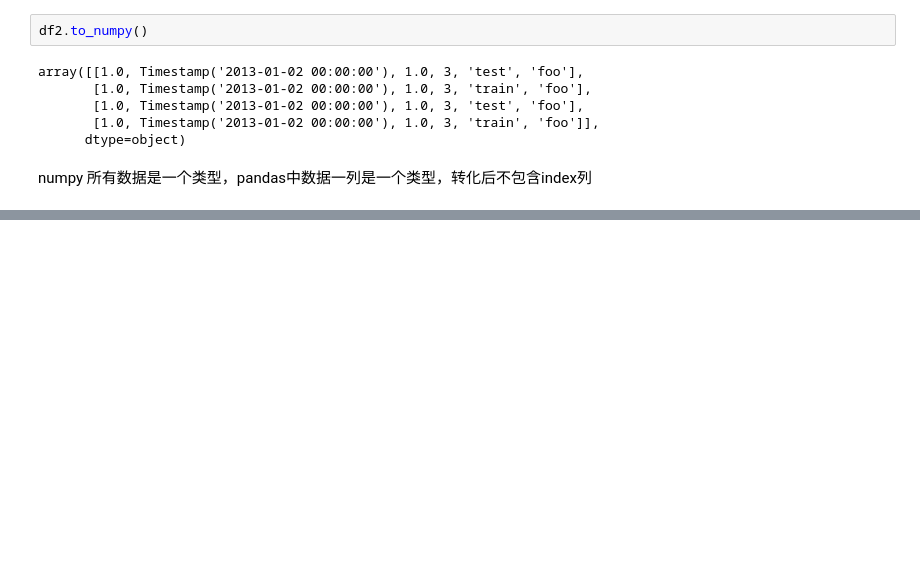
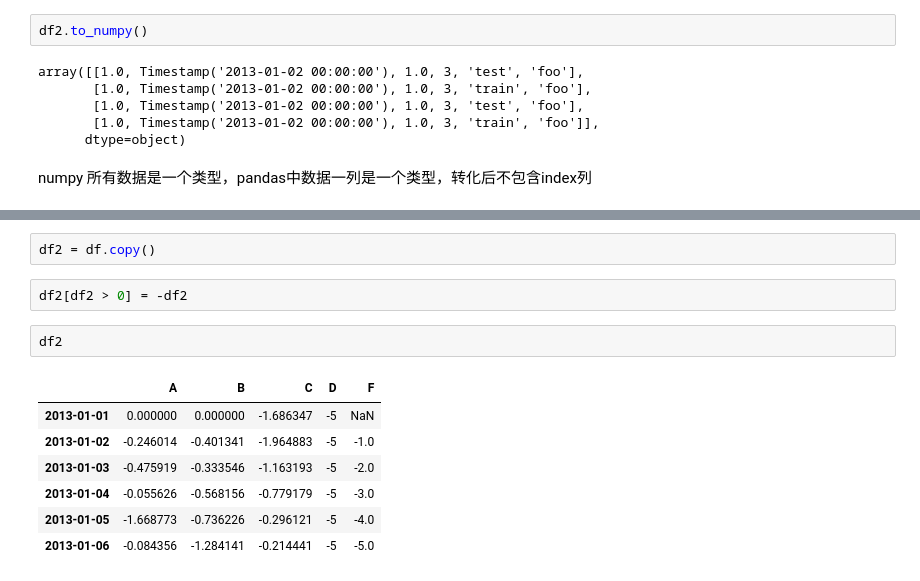
Before and after one commit to wjh-eng/python_learning_pandas, a Jupyter notebook: user_guide/startup.ipynb, the cells around one changed output, grey strips where cells are left out. Saved outputs shown, nothing was run; the diff lists cells and outputs as text; blank space fills up the shorter version.

```diff
--- a/user_guide/startup.ipynb
+++ b/user_guide/startup.ipynb
@@ -154,0 +352,14 @@ df.sort_values(by="B")
+# %%
+df2 = df.copy()
+# %%
+df2[df2 > 0] = -df2
+# %%
+df2
+# %% [output]
+|  | A | B | C | D | F |
+| 2013-01-01 | 0.000000 | 0.000000 | -1.686347 | -5 | NaN |
+| 2013-01-02 | -0.246014 | -0.401341 | -1.964883 | -5 | -1.0 |
+| 2013-01-03 | -0.475919 | -0.333546 | -1.163193 | -5 | -2.0 |
+| 2013-01-04 | -0.055626 | -0.568156 | -0.779179 | -5 | -3.0 |
+| 2013-01-05 | -1.668773 | -0.736226 | -0.296121 | -5 | -4.0 |
+| 2013-01-06 | -0.084356 | -1.284141 | -0.214441 | -5 | -5.0 |
```
Also changed, not shown: parts of 44 cells of this notebook.
